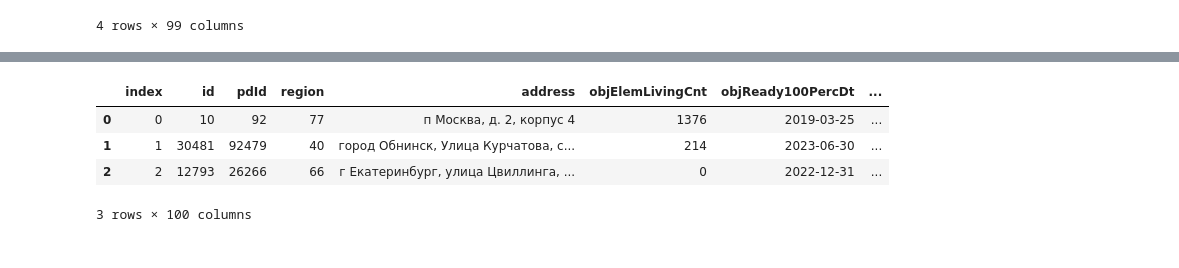
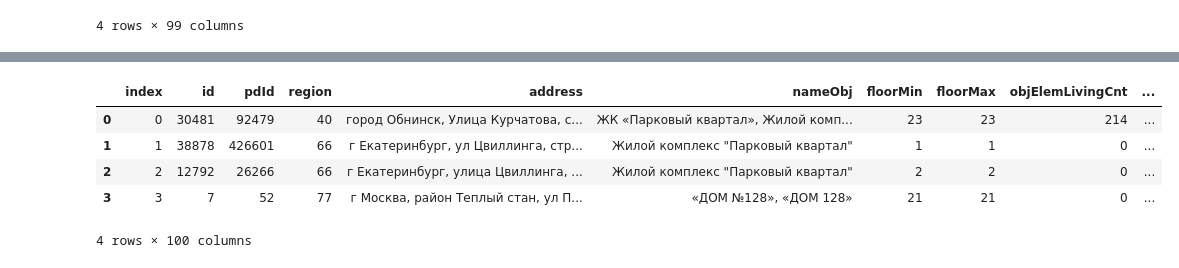
Before and after one commit to kamakristv/DS, a Jupyter notebook: Task1_dmrf.ipynb, the cells around one changed output, grey strips where cells are left out. Cells and saved outputs as stored; diff of their text form; code cells hidden in the pictures.

```diff
--- a/Task1_dmrf.ipynb
+++ b/Task1_dmrf.ipynb
@@ -83,11 +83,12 @@ Task1.to_sql('finish2', con)
 # %%
 #вывод из БД
 con = sqlite3.connect("Task1_database")
-df = pd.read_sql("SELECT * from finish", con)
+df = pd.read_sql("SELECT * from finish2", con)
 df
 # %% [output]
-|  | index | id | pdId | region | address | objElemLivingCnt | objReady100PercDt | ... |
-| 0 | 0 | 10 | 92 | 77 | п Москва, д. 2, корпус 4 | 1376 | 2019-03-25 | ... |
-| 1 | 1 | 30481 | 92479 | 40 | город Обнинск, Улица Курчатова, с... | 214 | 2023-06-30 | ... |
-| 2 | 2 | 12793 | 26266 | 66 | г Екатеринбург, улица Цвиллинга, ... | 0 | 2022-12-31 | ... |
+|  | index | id | pdId | region | address | nameObj | floorMin | floorMax | objElemLivingCnt | ... |
+| 0 | 0 | 30481 | 92479 | 40 | город Обнинск, Улица Курчатова, с... | ЖК «Парковый квартал», Жилой комп... | 23 | 23 | 214 | ... |
+| 1 | 1 | 38878 | 426601 | 66 | г Екатеринбург, ул Цвиллинга, стр... | Жилой комплекс "Парковый квартал" | 1 | 1 | 0 | ... |
+| 2 | 2 | 12792 | 26266 | 66 | г Екатеринбург, улица Цвиллинга, ... | Жилой комплекс "Парковый квартал" | 2 | 2 | 0 | ... |
+| 3 | 3 | 7 | 52 | 77 | г Москва, район Теплый стан, ул П... | «ДОМ №128», «ДОМ 128» | 21 | 21 | 0 | ... |
-3 rows × 100 columns
+4 rows × 100 columns
```
Also changed, not shown: parts of 1 cell of this notebook.
